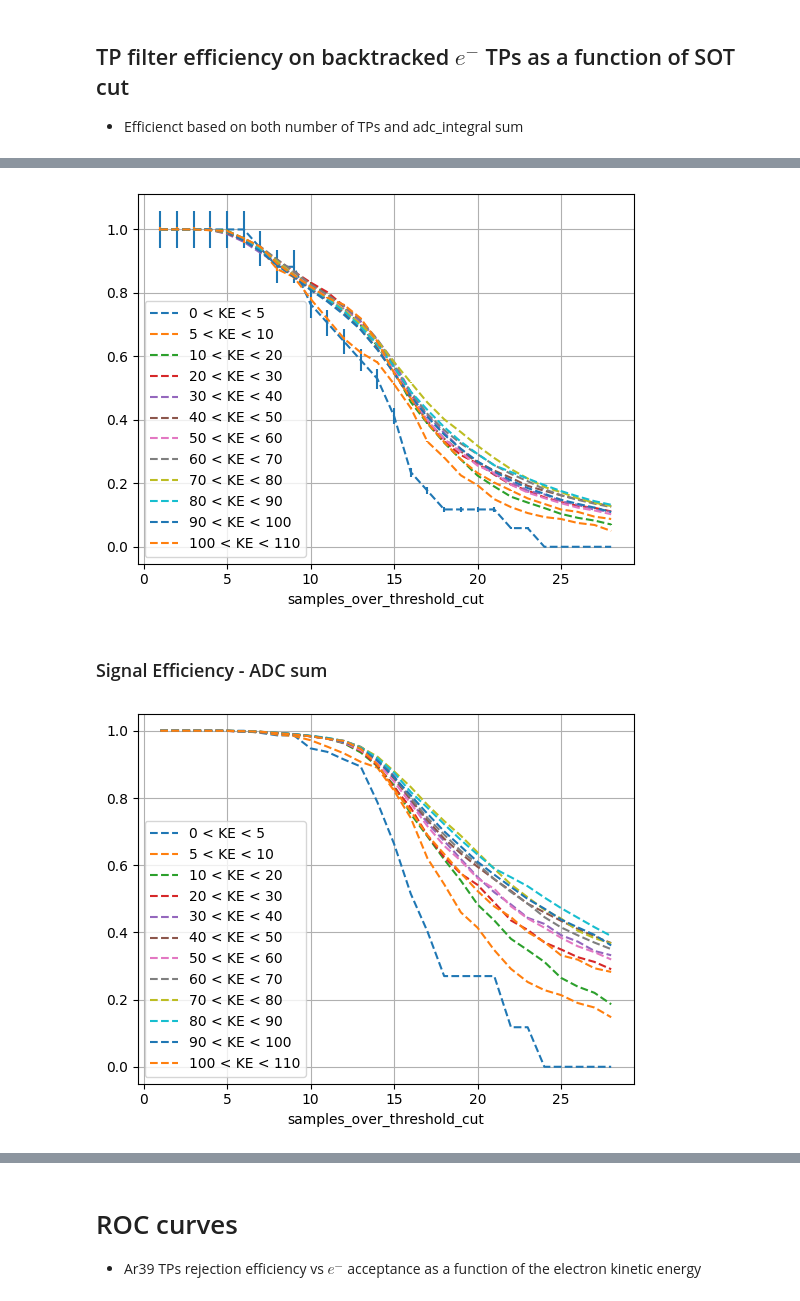
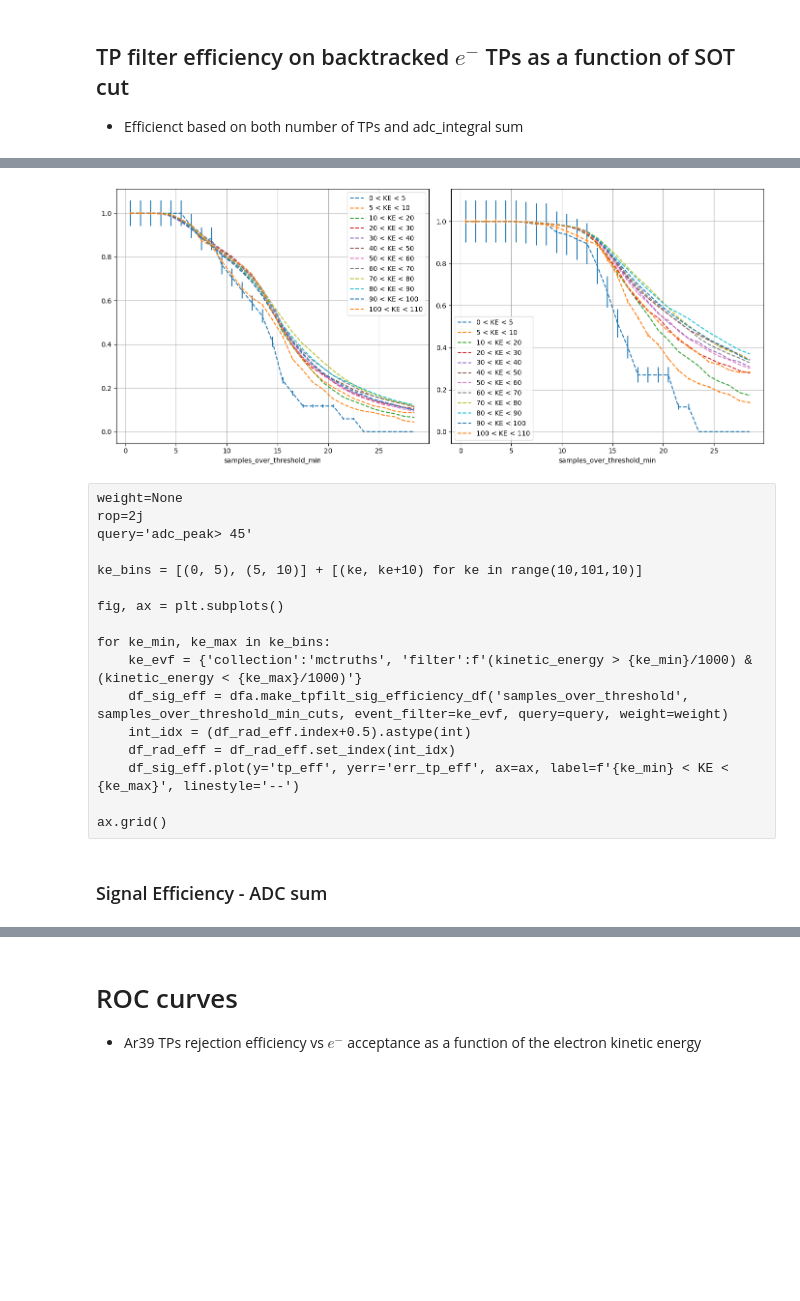
Before and after one commit to alessandrothea/tpvalidator, a Jupyter notebook: notebooks/studies/1x8x14/VD-1x8x14-TPFiltering-Dev.ipynb, the cells around one changed output, grey strips where cells are left out. Saved outputs shown, nothing was run; the diff lists cells and outputs as text; code cells hidden in the pictures; blank space fills up the shorter version.

Commit message:
Wrapping up dev work on filtering

```diff
--- a/notebooks/studies/1x8x14/VD-1x8x14-TPFiltering-Dev.ipynb
+++ b/notebooks/studies/1x8x14/VD-1x8x14-TPFiltering-Dev.ipynb
@@ -261,39 +525,28 @@ print(t)
-# %%
-weight=None
-rop=2j
-query='adc_peak> 45'
-
-ke_bins = [(0, 5), (5, 10)] + [(ke, ke+10) for ke in range(10,101,10)]
-
-fig, ax = plt.subplots()
-
-for ke_min, ke_max in ke_bins:
-    ke_evf = {'collection':'mctruths', 'filter':f'(kinetic_energy > {ke_min}/1000) & (kinetic_energy < {ke_max}/1000)'}
-    df_sig_eff = dfa.make_sig_efficiency_df('samples_over_threshold', samples_over_threshold_cuts, event_filter=ke_evf, query=query, weight=weight)
-
-    df_sig_eff.plot(y='tp_eff', yerr='err_tp_eff', ax=ax, label=f'{ke_min} < KE < {ke_max}', linestyle='--')
-
-ax.grid()
-# %% [output]
-[figure, removed]
+# %%
+fig, axes = plt.subplots(1,2, figsize=(14,6))
+
+dfa.plot_signal_sot_tpfilt_counts_ke_matrix(samples_over_threshold_min_cuts, ke_bins, query=adc_peak_query, ax=axes[0])
+dfa.plot_signal_sot_tpfilt_counts_ke_matrix(samples_over_threshold_min_cuts, ke_bins, query=adc_peak_query, weight='adc_integral', ax=axes[1])
+
+fig.tight_layout()
+# %% [output]
+[figure, added]
+# %% [raw]
+weight=None
+rop=2j
+query='adc_peak> 45'
+
+ke_bins = [(0, 5), (5, 10)] + [(ke, ke+10) for ke in range(10,101,10)]
+
+fig, ax = plt.subplots()
+
+for ke_min, ke_max in ke_bins:
+    ke_evf = {'collection':'mctruths', 'filter':f'(kinetic_energy > {ke_min}/1000) & (kinetic_energy < {ke_max}/1000)'}
+    df_sig_eff = dfa.make_tpfilt_sig_efficiency_df('samples_over_threshold', samples_over_threshold_min_cuts, event_filter=ke_evf, query=query, weight=weight)
+    int_idx = (df_rad_eff.index+0.5).astype(int)
+    df_rad_eff = df_rad_eff.set_index(int_idx)
+    df_sig_eff.plot(y='tp_eff', yerr='err_tp_eff', ax=ax, label=f'{ke_min} < KE < {ke_max}', linestyle='--')
+
+ax.grid()
 # %% [markdown]
 ### Signal Efficiency - ADC sum
-# %%
-weight='adc_integral'
-# weight=None
-rop=2j
-query='adc_peak> 45'
-
-ke_bins = [(0, 5), (5, 10)] + [(ke, ke+10) for ke in range(10,101,10)]
-
-fig, ax = plt.subplots()
-
-for ke_min, ke_max in ke_bins:
-    ke_evf = {'collection':'mctruths', 'filter':f'(kinetic_energy > {ke_min}/1000) & (kinetic_energy < {ke_max}/1000)'}
-    df_sig_eff = dfa.make_sig_efficiency_df('samples_over_threshold', samples_over_threshold_cuts, event_filter=ke_evf, query=query, weight=weight)
-
-    df_sig_eff.plot(y='tp_eff', yerr='err_tp_eff', ax=ax, label=f'{ke_min} < KE < {ke_max}', linestyle='--')
-
-ax.grid()
-# %% [output]
-[figure, removed]
```
Also changed, not shown: parts of 39 cells of this notebook, 12 other files.
